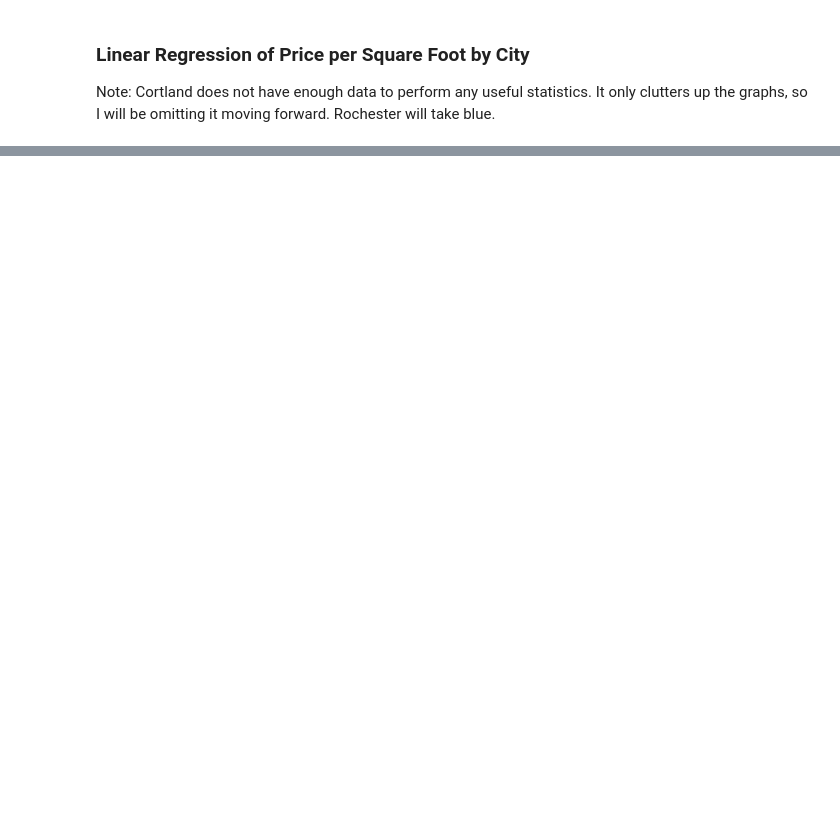
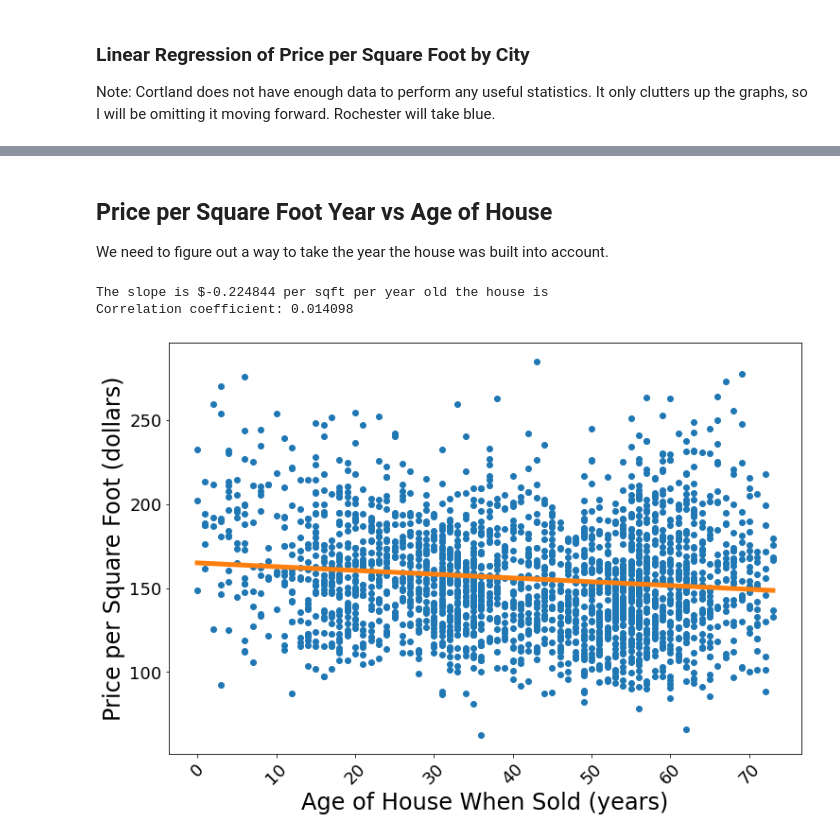
Before and after one commit to marcus-elia/house-sale-data, a Jupyter notebook: HouseData.ipynb, the cells around one changed output, grey strips where cells are left out. Cells and saved outputs as stored; diff of their text form; code cells hidden in the pictures; blank space fills up the shorter version.

```diff
--- a/HouseData.ipynb
+++ b/HouseData.ipynb
@@ -286,0 +310,34 @@ plt.show()
+# %% [markdown]
+## Price per Square Foot Year vs Age of House
+We need to figure out a way to take the year the house was built into account.
+# %%
+# Perform the linear regression
+X = np.array(df["age"]).reshape(-1, 1)
+Y = df["$ per sqft"]
+reg = LinearRegression().fit(X, Y)
+print("The slope is $%f per sqft per year old the house is" % (float(reg.coef_[0])))
+print("Correlation coefficient: %f" % (reg.score(X, Y)))
+
+dates = [datetime.datetime.fromtimestamp(x) for x in df.loc[:,"date_sold"]]
+
+fig, ax = plt.subplots()
+fig.set_figheight(8)
+fig.set_figwidth(12)
+ax.plot(df["age"], df["$ per sqft"], 'o')
+plt.xticks(rotation=45, fontsize=18)
+plt.yticks(fontsize=18)
+ax.set_xlabel("Age of House When Sold (years)", fontsize=24)
+ax.set_ylabel("Price per Square Foot (dollars)", fontsize=24)
+
+# Add the linear regression line
+min_age = min(df["age"])
+max_age = max(df["age"])
+reg_min_value = min_age * reg.coef_ + reg.intercept_
+reg_max_value = max_age * reg.coef_ + reg.intercept_
+ax.plot([min_age, max_age], [reg_min_value, reg_max_value], lw=5)
+
+plt.show()
+# %% [output]
+The slope is $-0.224844 per sqft per year old the house is
+Correlation coefficient: 0.014098
+[figure, added]
```
Also changed, not shown: parts of 16 cells of this notebook.
